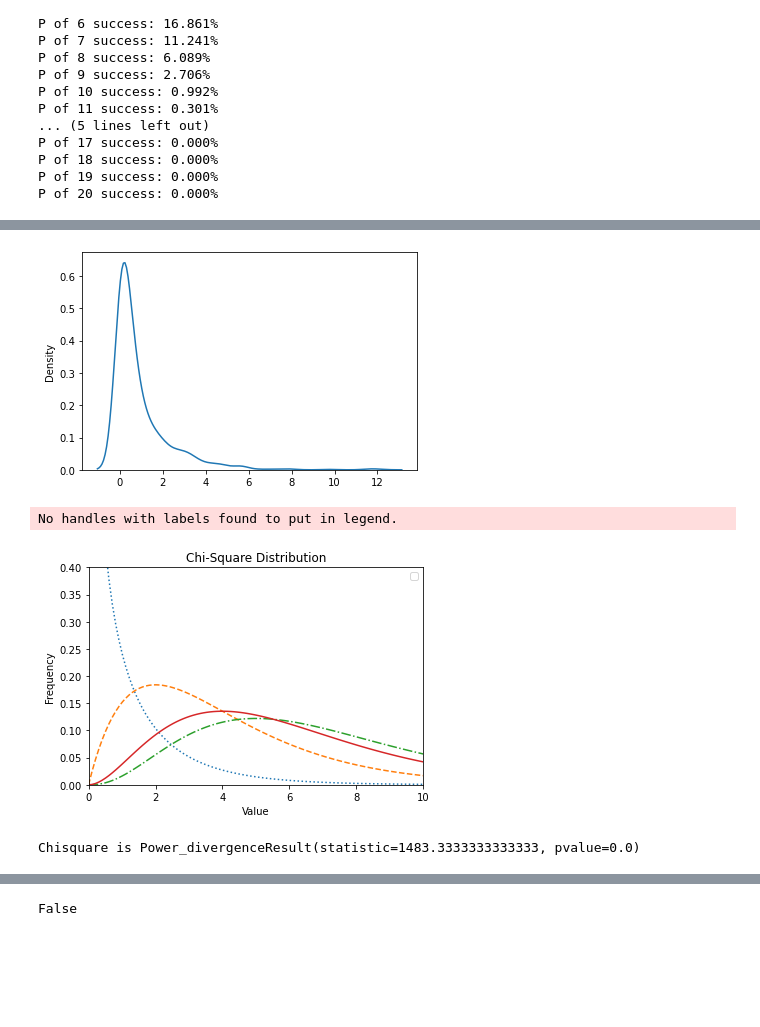
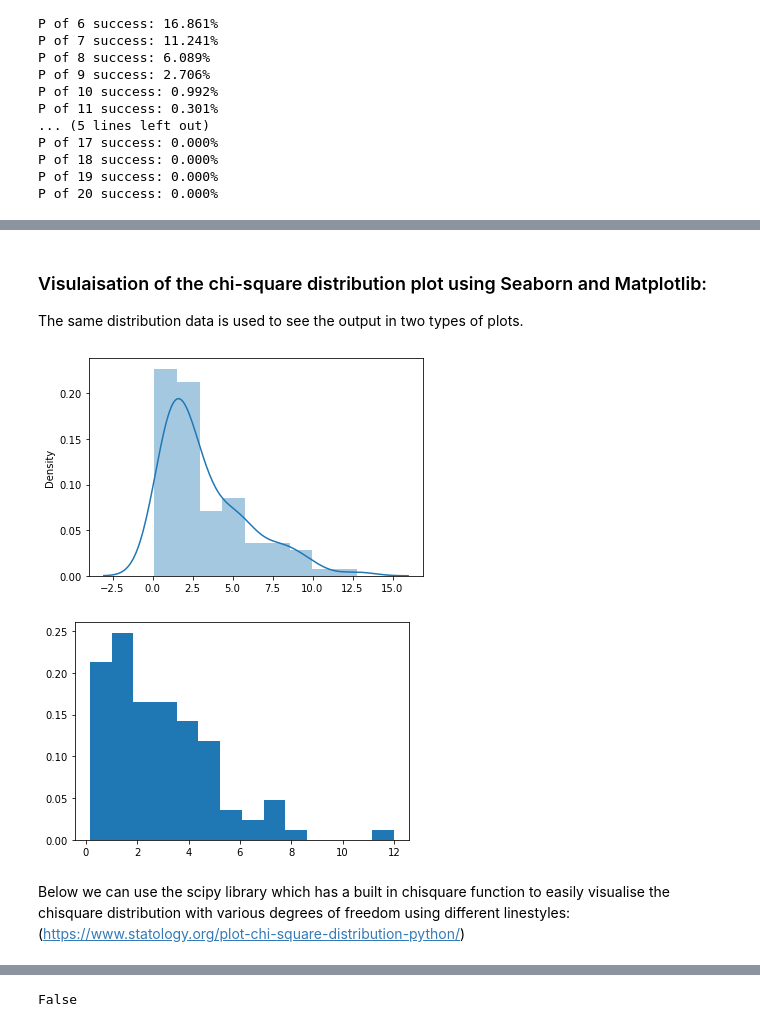
Before and after one commit to katel85/numpy.random-assignment-, a Jupyter notebook: numpy.random.ipynb, the cells around one changed output, grey strips where cells are left out. Cells and saved outputs as stored; diff of their text form; code cells hidden in the pictures; blank space fills up the shorter version.

```diff
--- a/numpy.random.ipynb
+++ b/numpy.random.ipynb
@@ -1031,40 +1132,18 @@ array([10.20371644,  1.55709727,  1.1414096 ,  0.514623  ])
+# %% [markdown]
+### Visulaisation of the chi-square distribution plot using Seaborn and Matplotlib:
+
+The same distribution data is used to see the output in two types of plots.
 # %%
-sns.distplot(np.random.default_rng().chisquare(df=1, size=1000), hist=False)
-
+sns.distplot(np.random.default_rng().chisquare(3,100), hist=True)
 plt.show()
 # %% [output]
-[figure, old version]
+[figure, new version]
-# %%
-#https://github.com/ikhomkodes/ChiSquare-Test-in-5-different-languages/blob/main/ChiSquareTest.ipynb
-
-from scipy import stats
-import numpy as np
-import matplotlib.pyplot as plt
-
-x = np.linspace(0, 10, 100)
-fig,ax = plt.subplots(1,1)
-
-linestyles = [':', '--', '-.', '-']
-deg_of_freedom = [1, 4, 7, 6]
-for df, ls in zip(deg_of_freedom, linestyles):
-  ax.plot(x, stats.chi2.pdf(x, df), linestyle=ls)
-
-plt.xlim(0, 10)
-plt.ylim(0, 0.4)
-
-plt.xlabel('Value')
-plt.ylabel('Frequency')
-plt.title('Chi-Square Distribution')
-
-plt.legend()
-plt.show()
-# %% [output]
-No handles with labels found to put in legend.
-[figure, removed]
-# %%
-observed_values=[300,300,100,200,100]
-expected_values= [600, 210, 140, 30, 20]
-t = stats.chisquare([300,300,100,200,100],f_exp= [600, 210, 140, 30, 20])
-print("Chisquare is",t)
-# %% [output]
-Chisquare is Power_divergenceResult(statistic=1483.3333333333333, pvalue=0.0)
+# %%
+x = np.random.default_rng().chisquare(3, 100)
+
+count, bins, ignored = plt.hist(x, 14, density = True)
+plt.show()
+# %% [output]
+[figure, added]
+# %% [markdown]
+ Below we can use the scipy library which has a built in chisquare function to easily visualise the chisquare distribution with various degrees of freedom using different linestyles:(https://www.statology.org/plot-chi-square-distribution-python/)
```
Also changed, not shown: parts of 140 cells of this notebook, 1 other file.
